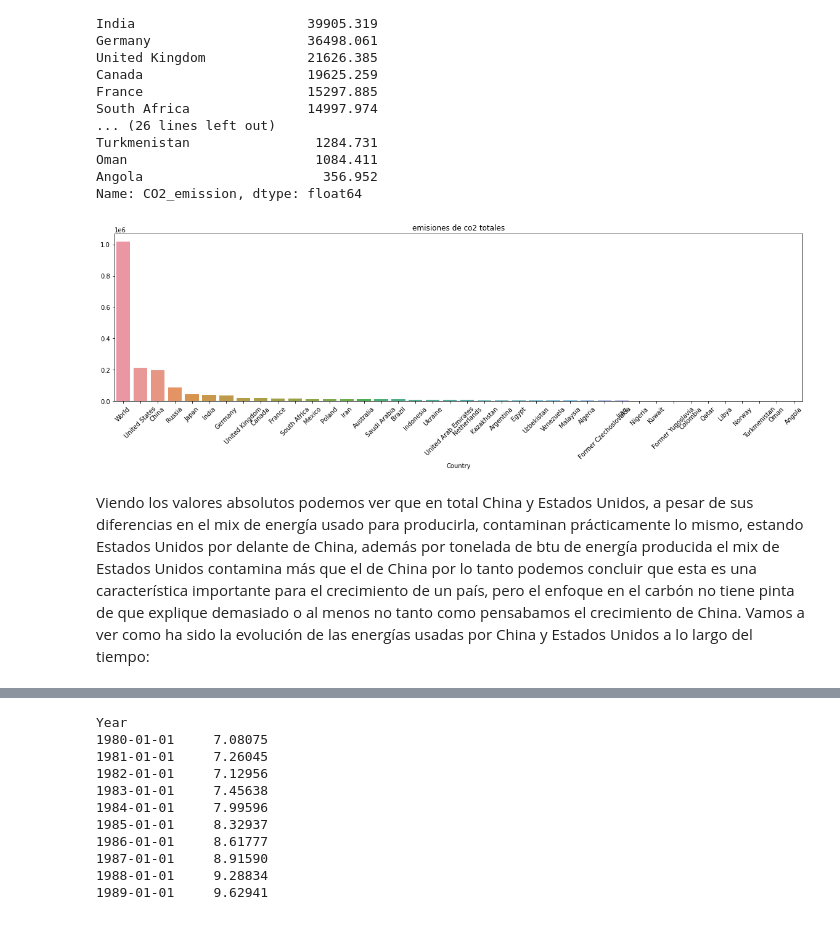
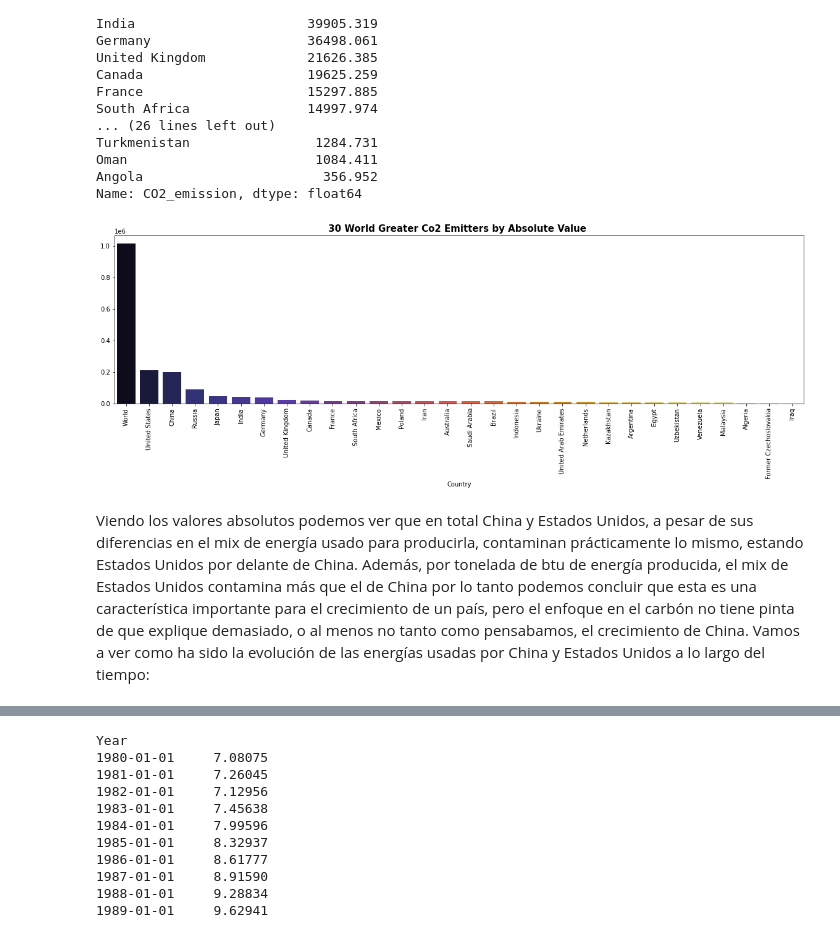
Before and after one commit to fersaol/co2_Exploratory_Data_Analysis, a Jupyter notebook: src/notebooks/analisis_co2.ipynb, the cells around one changed output, grey strips where cells are left out. Saved outputs shown, nothing was run; the diff lists cells and outputs as text; code cells hidden in the pictures.

```diff
--- a/src/notebooks/analisis_co2.ipynb
+++ b/src/notebooks/analisis_co2.ipynb
@@ -6,7 +6,7 @@ import seaborn as sns
 import matplotlib.pyplot as plt
 from datetime import datetime
 # %%
-df = pd.read_csv("/Users/fersaol/Library/CloudStorage/OneDrive-Personal/Documentos/MIS_COSAS_DE_THE_BRIDGE/EDA/proyecto_co2/src/data/copia_de_seguridad_2.csv")
+df = pd.read_csv("C:/Users/ferna/OneDrive/Documentos/MIS_COSAS_DE_THE_BRIDGE/EDA/proyecto_co2/src/data/copia_de_seguridad_2.csv")
 df.head()
 # %% [output]
 |  | Unnamed: 0 | Year | Country | GDP | Population | Energy_production | Energy_consumption | Energy_type | ... |
@@ -536,11 +545,13 @@ Angola                       356.952
 Name: CO2_emission, dtype: float64
 # %%
 fig = plt.figure(figsize=(20,5))
-sns.barplot(x=co2_absoluto.index,y=co2_absoluto.values)
-plt.xticks(rotation=45)
-plt.title("emisiones de co2 totales")
+sns.barplot(x=co2_absoluto.index[:30],y=co2_absoluto[:30].values,
+            palette="CMRmap")
+plt.xticks(rotation=90)
+plt.title("30 World Greater Co2 Emitters by Absolute Value ",
+            fontdict={"fontsize":15,"fontweight":"bold"})
 plt.show()
 # %% [output]
-[figure, old version]
+[figure, new version]
 # %% [markdown]
-Viendo los valores absolutos podemos ver que en total China y Estados Unidos, a pesar de sus diferencias en el mix de energía usado para producirla, contaminan prácticamente lo mismo, estando Estados Unidos por delante de China, además por tonelada de btu de energía producida el mix de Estados Unidos contamina más que el de China por lo tanto podemos concluir que esta es una característica importante para el crecimiento de un país, pero el enfoque en el carbón no tiene pinta de que explique demasiado o al menos no tanto como pensabamos el crecimiento de China. Vamos a ver como ha sido la evolución de las energías usadas por China y Estados Unidos a lo largo del tiempo:
+Viendo los valores absolutos podemos ver que en total China y Estados Unidos, a pesar de sus diferencias en el mix de energía usado para producirla, contaminan prácticamente lo mismo, estando Estados Unidos por delante de China. Además, por tonelada de btu de energía producida, el mix de Estados Unidos contamina más que el de China por lo tanto podemos concluir que esta es una característica importante para el crecimiento de un país, pero el enfoque en el carbón no tiene pinta de que explique demasiado, o al menos no tanto como pensabamos, el crecimiento de China. Vamos a ver como ha sido la evolución de las energías usadas por China y Estados Unidos a lo largo del tiempo:
```
Also changed, not shown: parts of 23 cells of this notebook, 1 other file.
